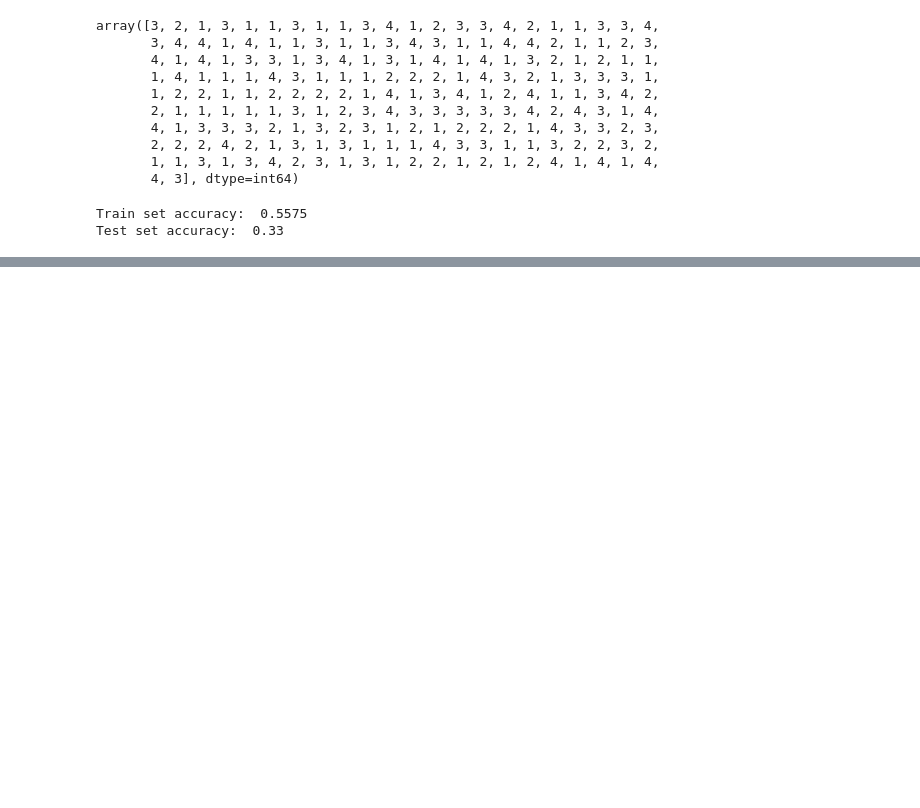
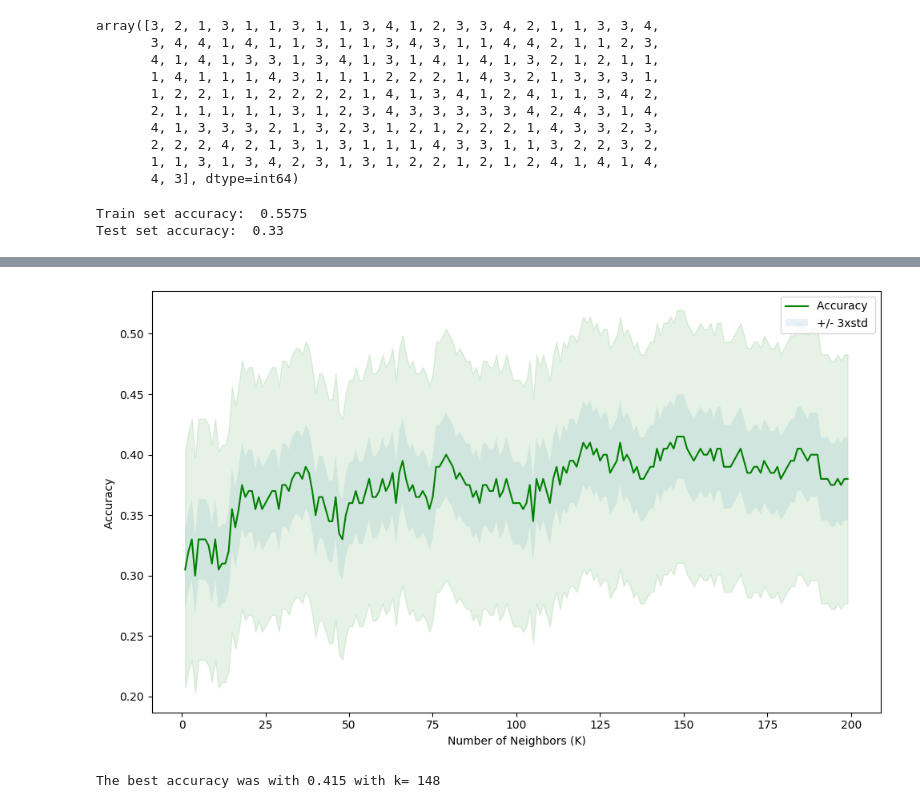
Before and after one commit to SeherKumsar/Ada-Lovelace-Veri-Bilimi-Akademisi, a Jupyter notebook: week-7/7-knn.ipynb, the cells around one changed output, grey strips where cells are left out. Drawn from its saved outputs; the diff is of its cells as text; code cells hidden in the pictures; blank space fills up the shorter version.

Commit message:
The best accuracy was with 0.415 with k= 148

```diff
--- a/week-7/7-knn.ipynb
+++ b/week-7/7-knn.ipynb
@@ -162,0 +172,13 @@ Test set accuracy:  0.33
+# %%
+Ks = 200
+
+mean_acc = np.zeros((Ks-1))
+std_acc = np.zeros((Ks-1))
+
+for n in range(1, Ks):
+    # Train Model and Predict
+    knn = KNeighborsClassifier(n_neighbors=n).fit(X_train, y_train) # Train the model
+    y_pred = knn.predict(X_test) # Make predictions on the test set
+    mean_acc[n-1] = accuracy_score(y_test, y_pred) # Evaluate the model using accuracy_score
+
+    std_acc[n-1] = np.std(y_pred == y_test) / np.sqrt(y_pred.shape[0]) # Calculate the standard deviation of the accuracy
@@ -162,0 +205,18 @@ Test set accuracy:  0.33
+# %%
+# Plot the model accuracy for a different number of neighbors
+plt.figure(figsize=(10, 6))
+plt.plot(range(1, Ks), mean_acc, 'g')
+plt.fill_between(range(1, Ks), mean_acc - 1 * std_acc, mean_acc + 1 * std_acc, alpha=0.10)
+plt.fill_between(range(1, Ks), mean_acc - 3 * std_acc, mean_acc + 3 * std_acc, alpha=0.10, color='green')
+plt.legend(('Accuracy ', '+/- 3xstd'))
+plt.ylabel('Accuracy ')
+plt.xlabel('Number of Neighbors (K)')
+plt.tight_layout()
+plt.show()
+# %% [output]
+[figure, added]
+# %%
+print("The best accuracy was with", mean_acc.max(), "with k=", mean_acc.argmax()+1)
+# argmax() returns the indices of the maximum values along an axis.
+# %% [output]
+The best accuracy was with 0.415 with k= 148
```
Also changed, not shown: parts of 3 cells of this notebook.
